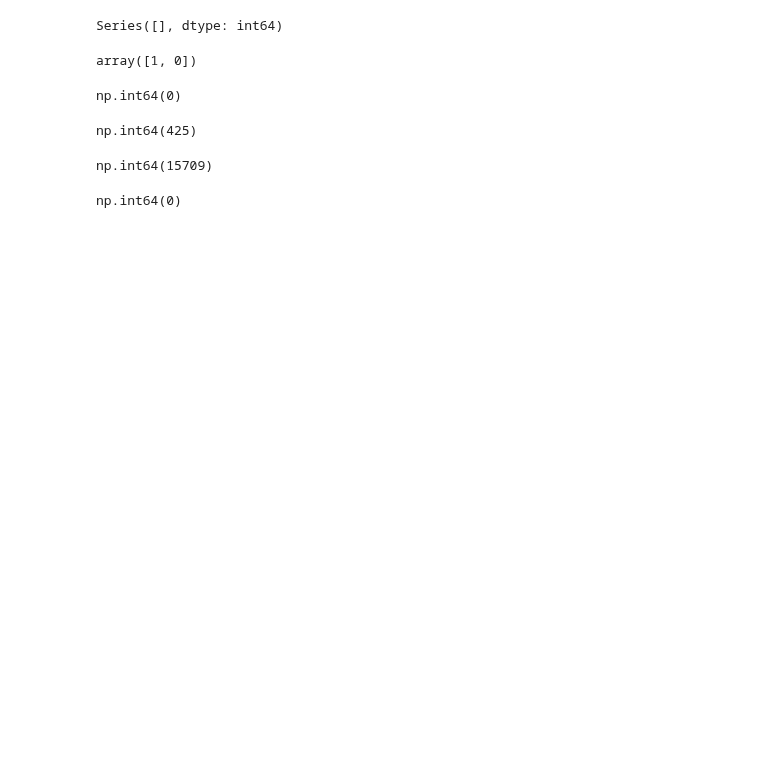
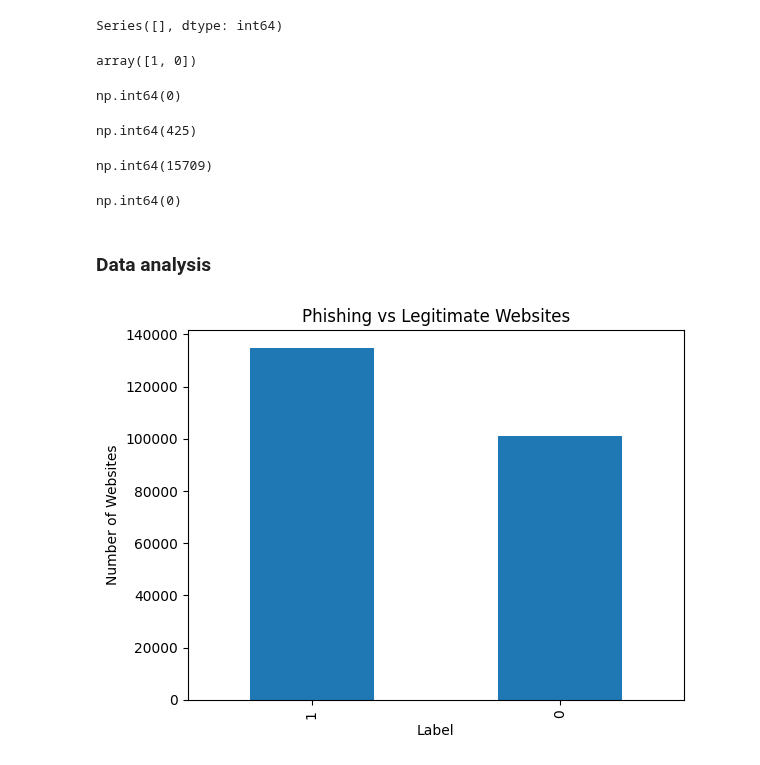
Before and after one commit to Aditya1112006/Phishing-Website-Detector, a Jupyter notebook: notebooks/01_dataset_exploration.ipynb, the cells around one changed output. Drawn from its saved outputs; the diff is of its cells as text; code cells hidden in the pictures; blank space fills up the shorter version.

Commit message:
Visualising data through graphs

```diff
--- a/notebooks/01_dataset_exploration.ipynb
+++ b/notebooks/01_dataset_exploration.ipynb
@@ -176,3 +182,17 @@ import numpy as np
 np.isinf(df.select_dtypes(include=np.number)).sum().sum()
 # %% [output]
 np.int64(0)
+# %% [markdown]
+### Data analysis
+# %%
+import matplotlib.pyplot as plt
+label_count = df["label"].value_counts()
+
+label_count.plot(kind = "bar")
+
+plt.title("Phishing vs Legitimate Websites")
+plt.xlabel("Label")
+plt.ylabel("Number of Websites")
+plt.show()
+# %% [output]
+[figure, added]
```
Also changed, not shown: parts of 4 cells of this notebook.
